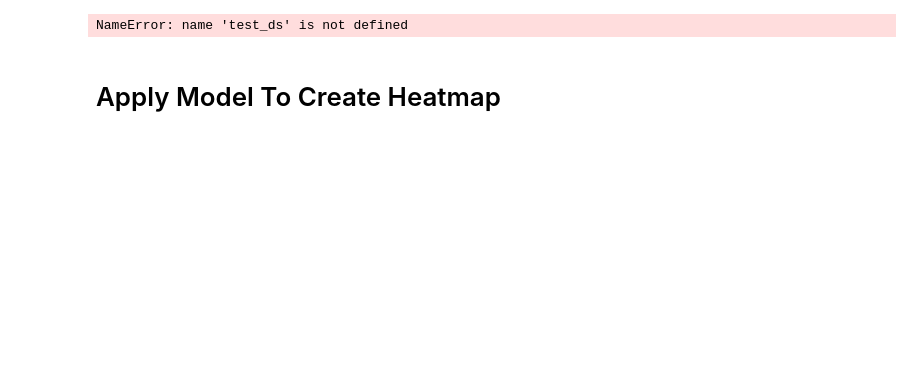
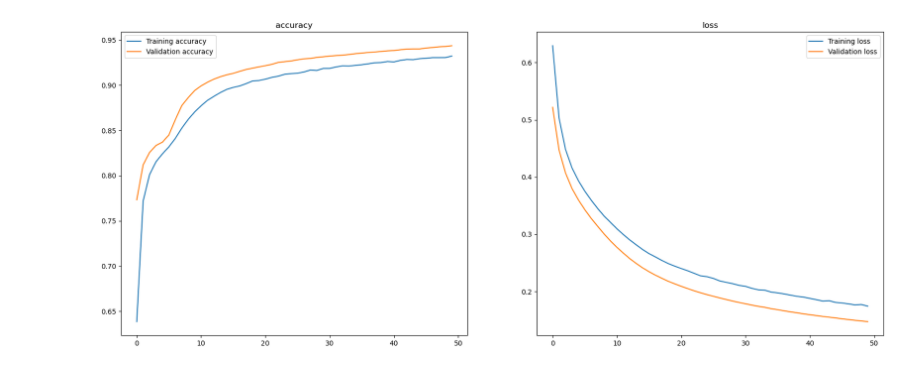
Before and after one commit to ijustdontgitit/asiva_clouds, a Jupyter notebook: heatmap2.ipynb, the cells around one changed output. Saved outputs shown, nothing was run; the diff lists cells and outputs as text; code cells hidden in the pictures; blank space fills up the shorter version.

```diff
--- a/heatmap2.ipynb
+++ b/heatmap2.ipynb
@@ -66,6 +119,8 @@ train_ds = train_ds.prefetch(tf.data.AUTOTUNE)
 val_ds = val_ds.prefetch(tf.data.AUTOTUNE)
 # %%
 def make_model(input_shape, num_classes):
+    MB = KW
+#    MB = 32
     inputs = keras.Input(shape=input_shape)
     if num_classes == 2:
         activation = "sigmoid"
@@ -78,13 +133,14 @@ def make_model(input_shape, num_classes):
     x = layers.Rescaling(1.0 / 255)(inputs)
 
 
-    x = layers.Conv2D(16, 3, strides=2, padding="same")(x)
+    x = layers.Conv2D(8, 3, strides=2, padding="same")(x)
     x = layers.BatchNormalization()(x)
     x = layers.Activation("relu")(x)
 
     previous_block_activation = x  # Set aside residual
 
-    for size in [32, 64, 128]:
+    for size in [16, 64, 256]:
+#    for size in [64, 128, 256]:
         x = layers.Activation("relu")(x)
         x = layers.SeparableConv2D(size, 3, padding="same")(x)
         x = layers.BatchNormalization()(x)
@@ -98,7 +154,8 @@ def make_model(input_shape, num_classes):
         x = layers.add([x, residual])  # Add back residual
         previous_block_activation = x  # Set aside next residual
 
-    x = layers.SeparableConv2D(1024, 3, padding="same")(x)
+#    x = layers.SeparableConv2D(1024, 3, padding="same")(x)
+    x = layers.SeparableConv2D(512, 3, padding="same")(x)
 
     x = layers.BatchNormalization()(x)
     x = layers.Activation("relu")(x)
@@ -120,12 +177,14 @@ keras.utils.plot_model(model, show_shapes=True)
 # %%
 
-epochs = 25
+epochs = 50
 
 callbacks = [
     keras.callbacks.ModelCheckpoint("save_at_{epoch}.keras"),
 ]
 model.compile(
-    optimizer=keras.optimizers.Adam(1e-3),
+    optimizer=keras.optimizers.Adam(1e-6),
     loss="binary_crossentropy",
     metrics=["accuracy"],
 )
+
+model.summary()
@@ -208,33 +233,0 @@ print(len(outliers))
-# %%
-from sklearn.metrics import roc_curve
-from sklearn.metrics import auc
-
-pred = model.predict(test_ds, verbose=0)
-file_paths = test_ds.file_paths
-f = open("predictions.txt", "w")
-for i in range(len(pred)):
-    f.write(str(file_paths[i]) + ' ')
-    for j in range(len(pred[i])):
-        f.write(str(pred[i, j]) + ' ')
-    f.write('\n')
-f.close()
-print(pred)
-
-val_labels = tf.concat([y for x, y in test_ds], axis=0).numpy()
-#print(pred)
-#print(val_labels)
-fpr, tpr, thresholds = roc_curve(val_labels, pred)
-auc = auc(fpr, tpr)
-
-plt.figure(1)
-plt.plot([0, 1], [0, 1], 'k--')
-plt.plot(fpr, tpr, label='Model (area = {:.3f})'.format(auc))
-plt.xlabel('False positive rate')
-plt.ylabel('True positive rate')
-plt.title('ROC curve')
-plt.legend(loc='best')
-plt.show()
-# %% [output]
-NameError: name 'test_ds' is not defined
-# %% [markdown]
-# Apply Model To Create Heatmap
@@ -240,0 +240,21 @@ NameError: name 'test_ds' is not defined
+# %%
+#model performance visualization
+f = plt.figure(figsize=(20,8))
+
+#accuracy
+plt1 = f.add_subplot(121)
+plt1.plot(history.history['accuracy'], label = str('Training accuracy'))
+plt1.plot(history.history['val_accuracy'], label = str('Validation accuracy'))
+plt.legend()
+plt.title('accuracy')
+
+#loss
+plt2 = f.add_subplot(122)
+plt2.plot(history.history['loss'], label = str('Training loss'))
+plt2.plot(history.history['val_loss'], label = str('Validation loss'))
+plt.legend()
+plt.title('loss')
+
+plt.show()
+# %% [output]
+[figure, added]
```
Also changed, not shown: parts of 24 cells of this notebook, 1 other file.
